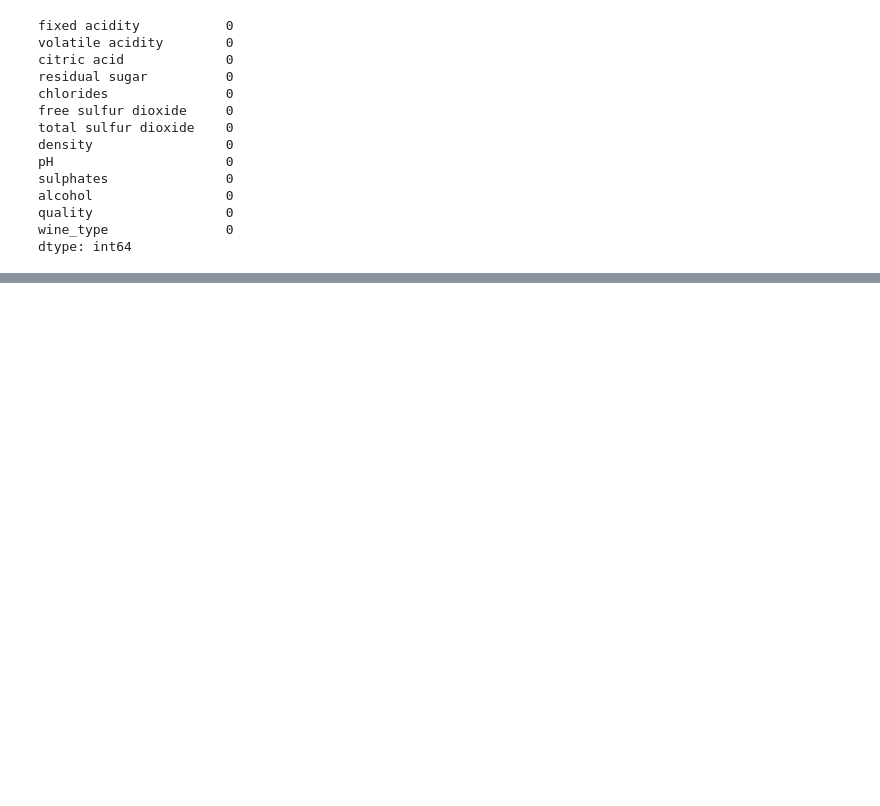
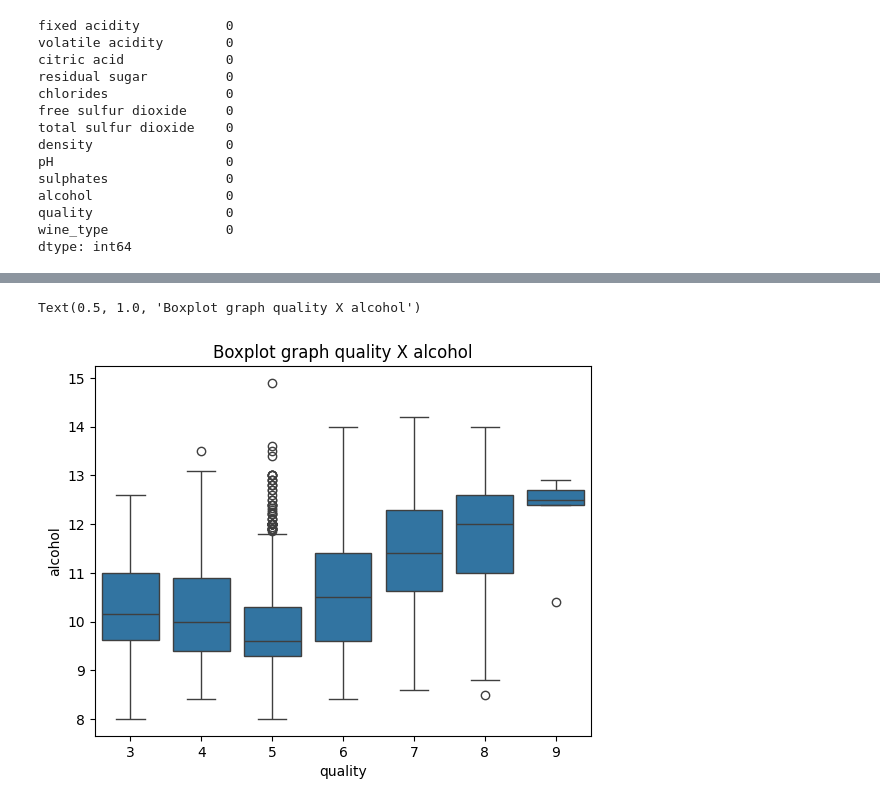
Before and after one commit to iSencha/data-analysis-project-wine, a Jupyter notebook: DataAnalysisProjectWine.ipynb, the cells around one changed output, grey strips where cells are left out. Saved outputs shown, nothing was run; the diff lists cells and outputs as text; code cells hidden in the pictures; blank space fills up the shorter version.

```diff
--- a/DataAnalysisProjectWine.ipynb
+++ b/DataAnalysisProjectWine.ipynb
@@ -116,0 +181,8 @@ dtype: int64
+# %%
+df["alcohol_bin"] = pd.cut(df["alcohol"], bins=range(int(df["alcohol"].min()), int(df["alcohol"].max()) + 2, 1))
+df["density_bin"] = pd.cut(df["density"], bins=np.arange(df["density"].min(), df["density"].max() + 0.001, 0.001))
+
+result = df.groupby(["alcohol_bin", "density_bin"], observed=False)["quality"].mean().unstack()
+result_clean = result.dropna(how='all', axis=0).dropna(how='all', axis=1)
+
+result_clean.style.background_gradient()
@@ -116,0 +199,6 @@ dtype: int64
+# %%
+sns.boxplot(data=df, x="quality", y="alcohol")
+plt.title("Boxplot graph quality X alcohol")
+# %% [output]
+Text(0.5, 1.0, 'Boxplot graph quality X alcohol')
+[figure, added]
```
Also changed, not shown: parts of 21 cells of this notebook.
